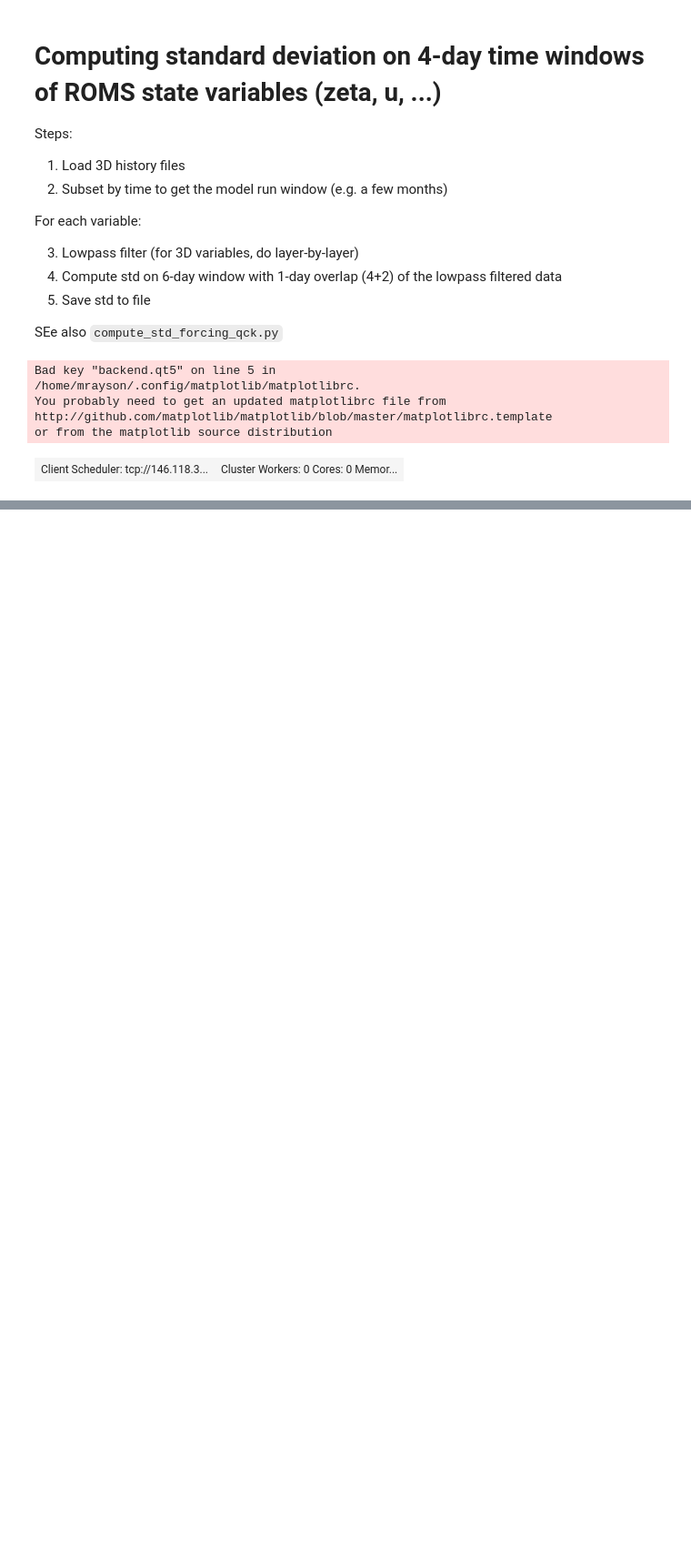
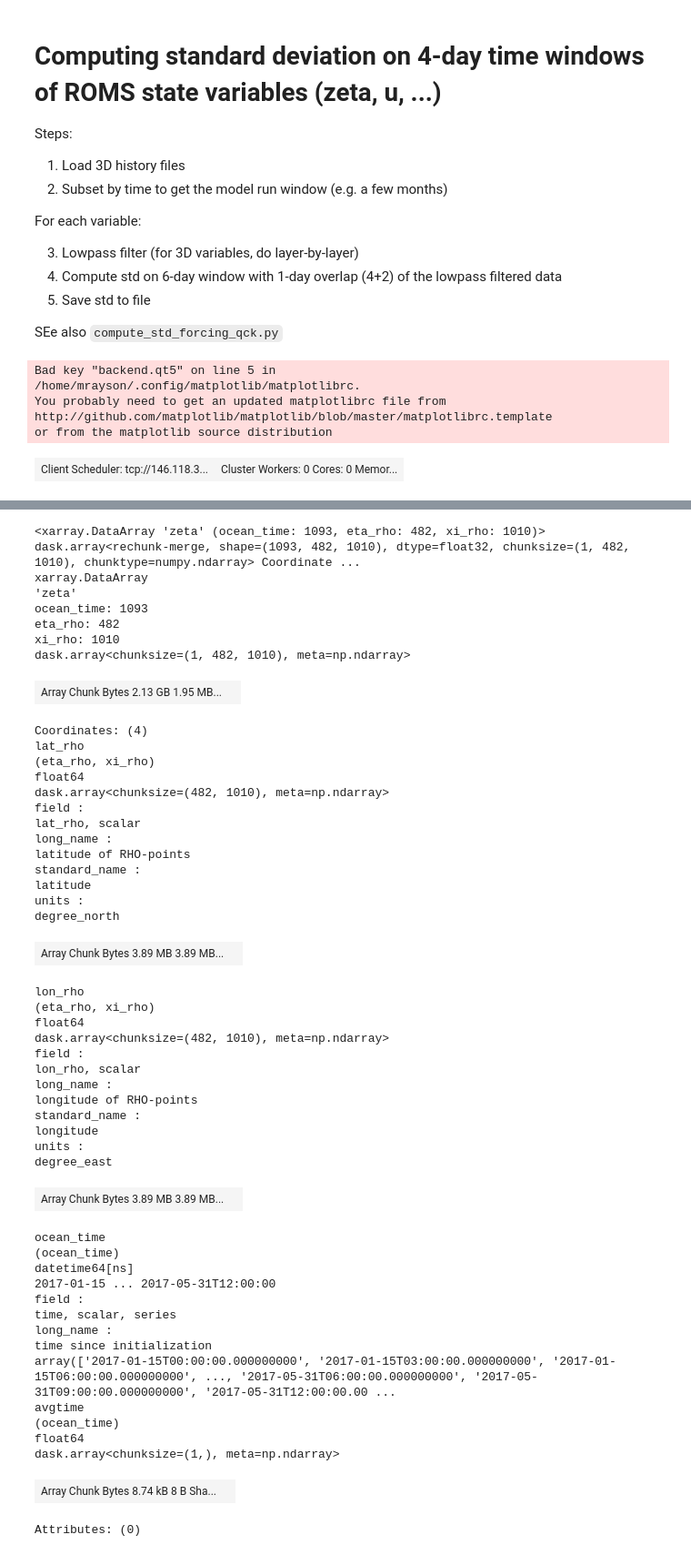
Before and after one commit to mrayson/roms_4dvar_browsebasin, a Jupyter notebook: NOTEBOOKS/compute_std_3D.ipynb, the cells around one changed output, grey strips where cells are left out. Shown at 91% size. Cells and saved outputs as stored; diff of their text form; code cells hidden in the pictures; blank space fills up the shorter version.

```diff
--- a/NOTEBOOKS/compute_std_3D.ipynb
+++ b/NOTEBOOKS/compute_std_3D.ipynb
@@ -137,0 +352,55 @@ DatetimeIndex(['2017-02-01', '2017-02-05', '2017-02-09', '2017-02-13',
+# %%
+# Re-chunking by space seems to be necessary for it to actually do the calculating
+zeta_fpc = zeta_fp.chunk({'ocean_time':1,'eta_rho':-1,'xi_rho':-1})
+zeta_fpc
+# %% [output]
+<xarray.DataArray 'zeta' (ocean_time: 1093, eta_rho: 482, xi_rho: 1010)> dask.array<rechunk-merge, shape=(1093, 482, 1010), dtype=float32, chunksize=(1, 482, 1010), chunktype=numpy.ndarray> Coordinate ...
+xarray.DataArray
+'zeta'
+ocean_time: 1093
+eta_rho: 482
+xi_rho: 1010
+dask.array<chunksize=(1, 482, 1010), meta=np.ndarray>
+| Array Chunk Bytes 2.13 GB 1.95 MB... |  |
+Coordinates: (4)
+lat_rho
+(eta_rho, xi_rho)
+float64
+dask.array<chunksize=(482, 1010), meta=np.ndarray>
+field :
+lat_rho, scalar
+long_name :
+latitude of RHO-points
+standard_name :
+latitude
+units :
+degree_north
+| Array Chunk Bytes 3.89 MB 3.89 MB... |  |
+lon_rho
+(eta_rho, xi_rho)
+float64
+dask.array<chunksize=(482, 1010), meta=np.ndarray>
+field :
+lon_rho, scalar
+long_name :
+longitude of RHO-points
+standard_name :
+longitude
+units :
+degree_east
+| Array Chunk Bytes 3.89 MB 3.89 MB... |  |
+ocean_time
+(ocean_time)
+datetime64[ns]
+2017-01-15 ... 2017-05-31T12:00:00
+field :
+time, scalar, series
+long_name :
+time since initialization
+array(['2017-01-15T00:00:00.000000000', '2017-01-15T03:00:00.000000000', '2017-01-15T06:00:00.000000000', ..., '2017-05-31T06:00:00.000000000', '2017-05-31T09:00:00.000000000', '2017-05-31T12:00:00.00 ...
+avgtime
+(ocean_time)
+float64
+dask.array<chunksize=(1,), meta=np.ndarray>
+| Array Chunk Bytes 8.74 kB 8 B Sha... |  |
+Attributes: (0)
```
Also changed, not shown: parts of 28 cells of this notebook.
